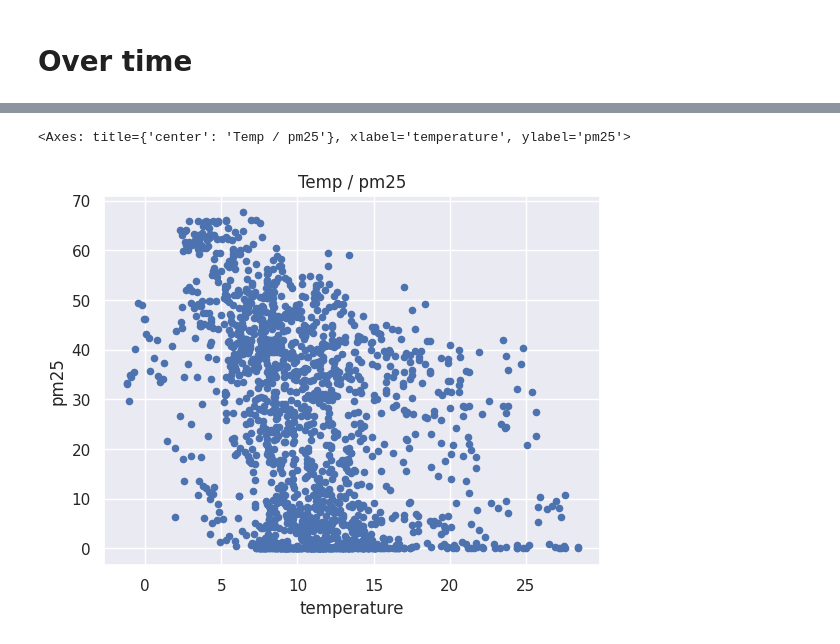
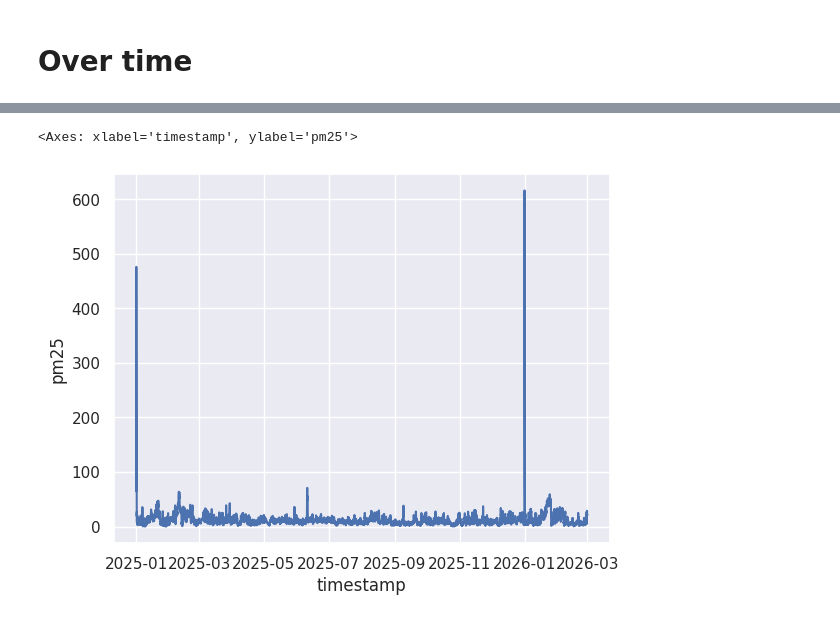
Before and after one commit to Lucamiras/air_quality_sensor, a Jupyter notebook: notebooks/eda.ipynb, the cells around one changed output, grey strips where cells are left out. Cells and saved outputs as stored; diff of their text form; code cells hidden in the pictures.

```diff
--- a/notebooks/eda.ipynb
+++ b/notebooks/eda.ipynb
@@ -122,9 +128,5 @@ df2 \
-# %%
-df2.plot.scatter(
-    x="temperature",
-    y="pm25",
-    title="Temp / pm25"
-)
-# %% [output]
-<Axes: title={'center': 'Temp / pm25'}, xlabel='temperature', ylabel='pm25'>
-[figure, removed]
+# %%
+sns.lineplot(data=df2, x="timestamp", y="pm25")
+# %% [output]
+<Axes: xlabel='timestamp', ylabel='pm25'>
+[figure, added]
```
Also changed, not shown: parts of 11 cells of this notebook, 3 other files.
